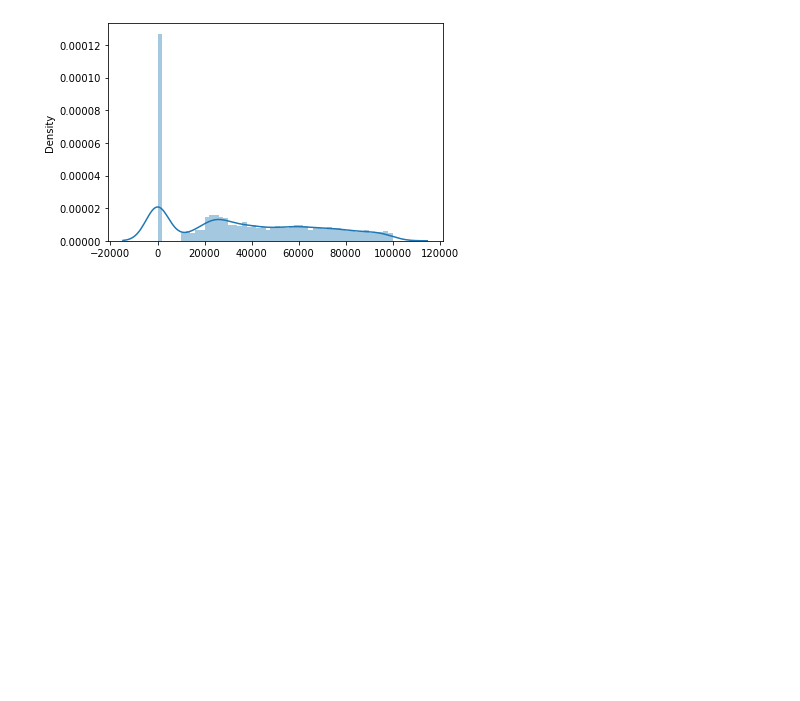
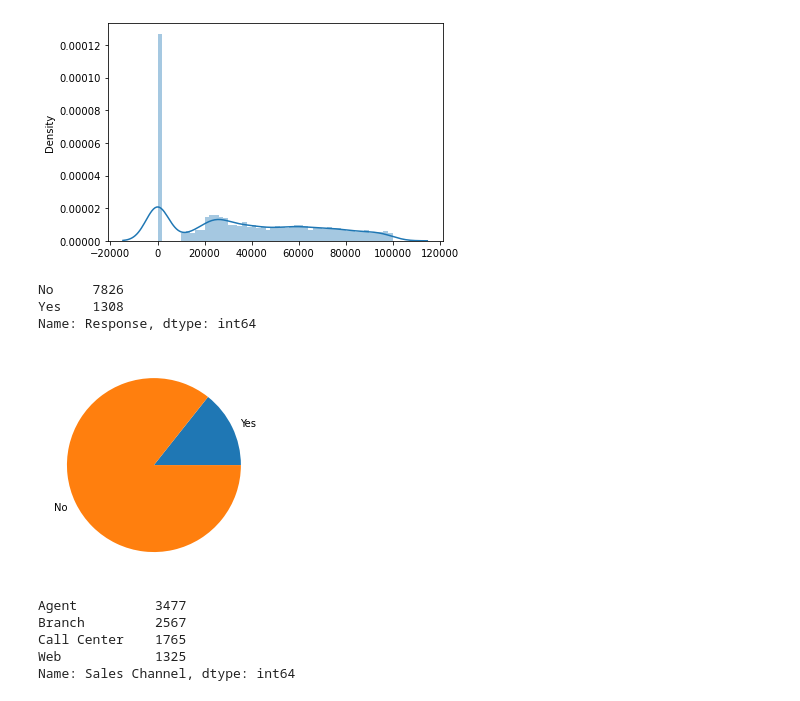
Before and after one commit to Verionyang/lab-customer-analysis-round-3, a Jupyter notebook: files_for_lab/excel_files/Lab - Customer Analysis Round 3-checkpoint.ipynb, the cells around one changed output. Saved outputs shown, nothing was run; the diff lists cells and outputs as text; code cells hidden in the pictures; blank space fills up the shorter version.

```diff
--- a/files_for_lab/excel_files/Lab - Customer Analysis Round 3-checkpoint.ipynb
+++ b/files_for_lab/excel_files/Lab - Customer Analysis Round 3-checkpoint.ipynb
@@ -312,3 +310,24 @@ sns.distplot(x=data3['Income'], bins=50)
 plt.show()
 # %% [output]
 [figure]
+# %%
+data3['Response'].value_counts()
+# %% [output]
+No     7826
+Yes    1308
+Name: Response, dtype: int64
+# %%
+y = [1308,7826]
+label1=['Yes','No']
+plt.pie(y,labels=label1)
+plt.show()
+# %% [output]
+[figure, added]
+# %%
+data3['Sales Channel'].value_counts()
+# %% [output]
+Agent          3477
+Branch         2567
+Call Center    1765
+Web            1325
+Name: Sales Channel, dtype: int64
```
Also changed, not shown: parts of 3 cells of this notebook.
